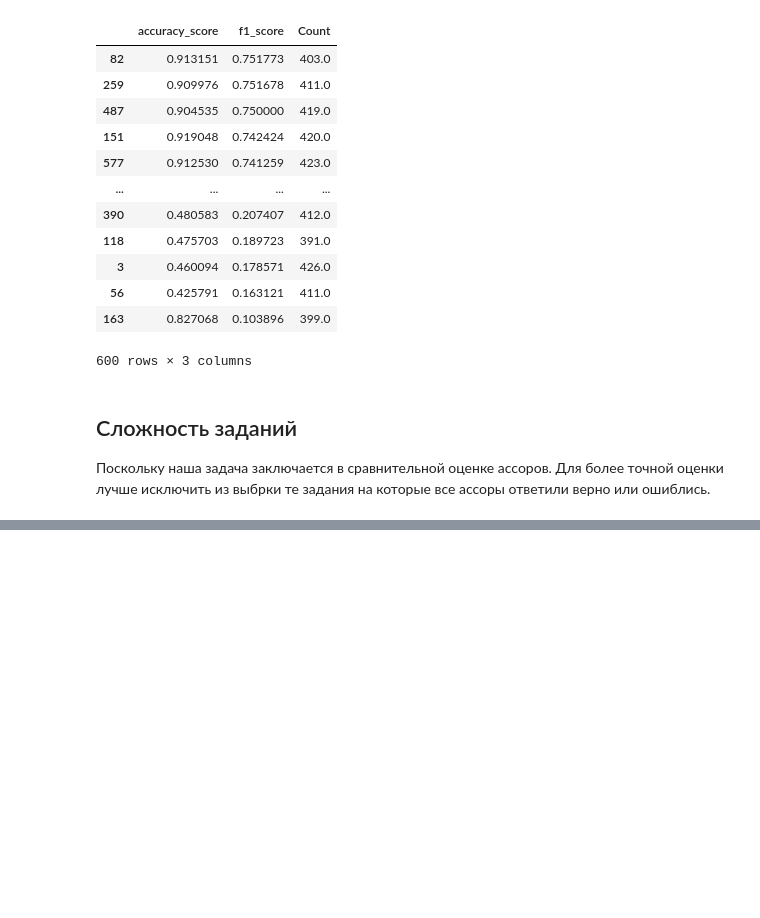
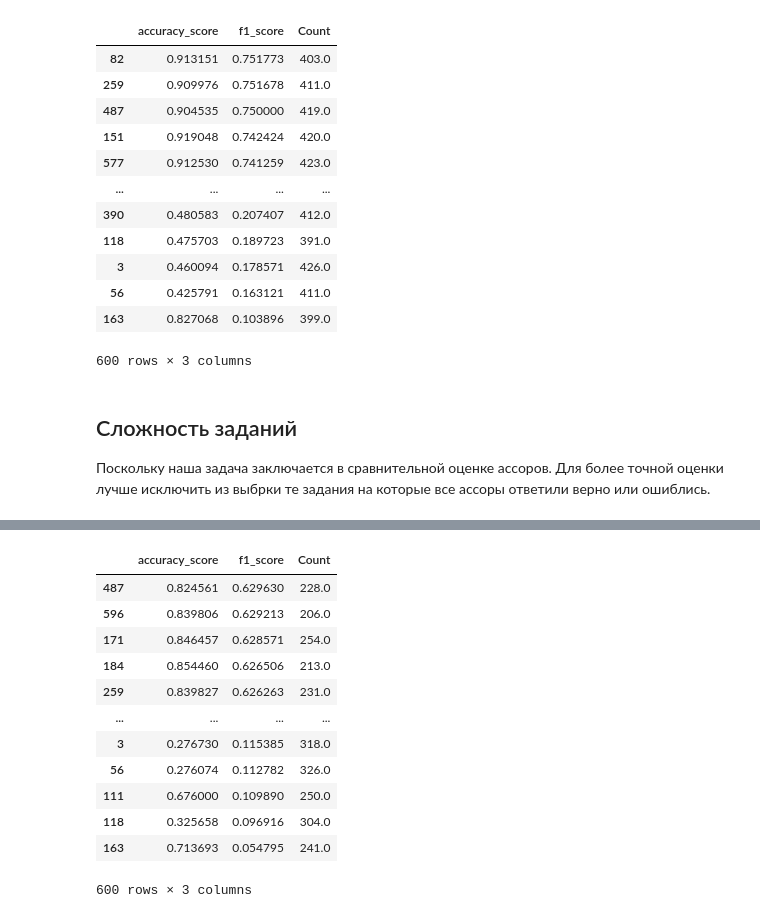
Before and after one commit to Mikhaylov-yv/Test_tasks, a Jupyter notebook: scr/Время выполнения задания.ipynb, the cells around one changed output, grey strips where cells are left out. Cells and saved outputs as stored; diff of their text form; code cells hidden in the pictures; blank space fills up the shorter version.

```diff
--- a/scr/Время выполнения задания.ipynb
+++ b/scr/Время выполнения задания.ipynb
@@ -131,6 +133,20 @@ NameError: name 'df' is not defined
 # %%
-df_users = assessors_rating(df[df['docid'].isin(docid_list)])
+df_users = assessors_rating(df_in[df_in['docid'].isin(docid_list)])
 df_users
+# %% [output]
+|  | accuracy_score | f1_score | Count |
+| 487 | 0.824561 | 0.629630 | 228.0 |
+| 596 | 0.839806 | 0.629213 | 206.0 |
+| 171 | 0.846457 | 0.628571 | 254.0 |
+| 184 | 0.854460 | 0.626506 | 213.0 |
+| 259 | 0.839827 | 0.626263 | 231.0 |
+| ... | ... | ... | ... |
+| 3 | 0.276730 | 0.115385 | 318.0 |
+| 56 | 0.276074 | 0.112782 | 326.0 |
+| 111 | 0.676000 | 0.109890 | 250.0 |
+| 118 | 0.325658 | 0.096916 | 304.0 |
+| 163 | 0.713693 | 0.054795 | 241.0 |
+600 rows × 3 columns
 # %%
 # Проверка на наличие пропущщенных значений
 df_users.isna().sum()
```
Also changed, not shown: parts of 4 cells of this notebook.
